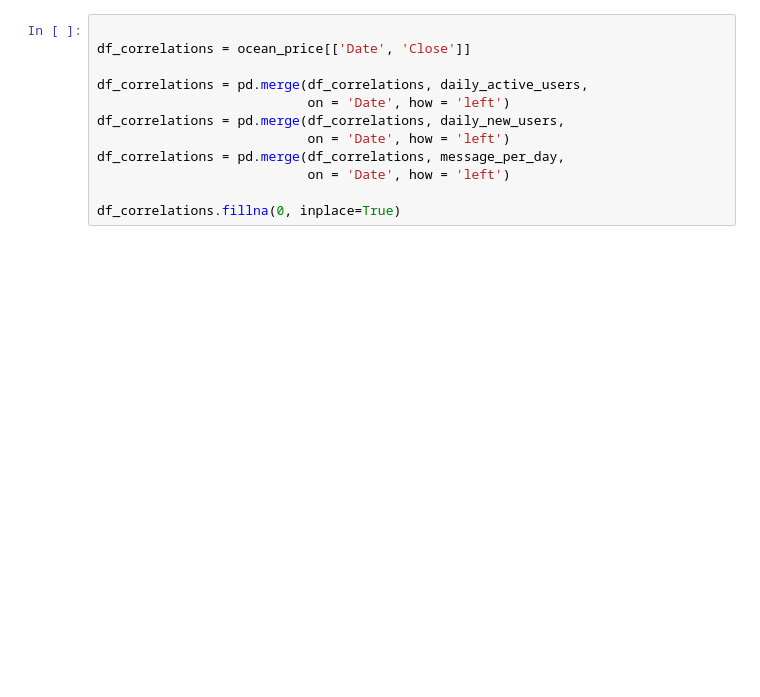
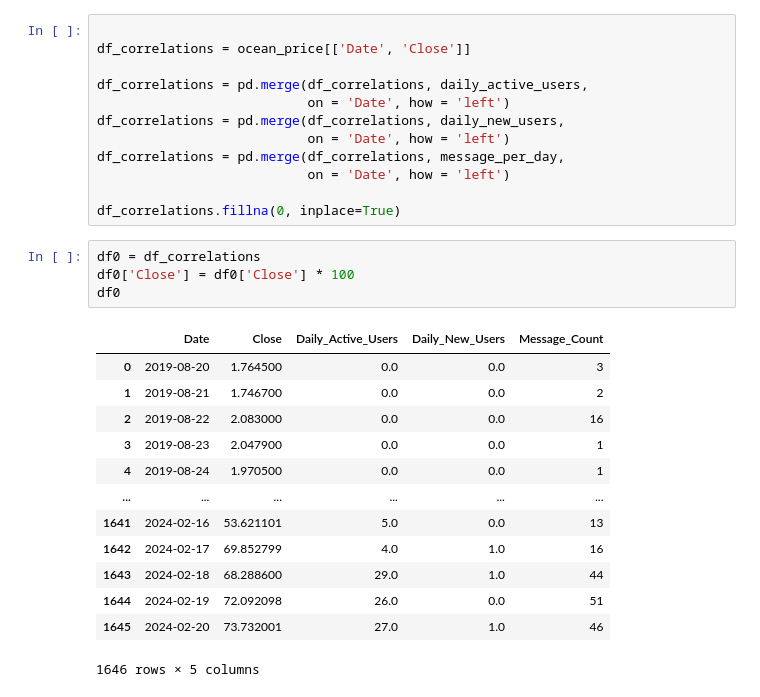
Before and after one commit to MarcLlopart/Discord-Community-Dynamics, a Jupyter notebook: 2_statistics.ipynb, the cells around one changed output. Saved outputs shown, nothing was run; the diff lists cells and outputs as text; blank space fills up the shorter version.

```diff
--- a/2_statistics.ipynb
+++ b/2_statistics.ipynb
@@ -107,4 +92,22 @@ df_correlations = pd.merge(df_correlations, message_per_day,
                            on = 'Date', how = 'left')
 
 df_correlations.fillna(0, inplace=True)
+# %%
+df0 = df_correlations
+df0['Close'] = df0['Close'] * 100
+df0
+# %% [output]
+|  | Date | Close | Daily_Active_Users | Daily_New_Users | Message_Count |
+| 0 | 2019-08-20 | 1.764500 | 0.0 | 0.0 | 3 |
+| 1 | 2019-08-21 | 1.746700 | 0.0 | 0.0 | 2 |
+| 2 | 2019-08-22 | 2.083000 | 0.0 | 0.0 | 16 |
+| 3 | 2019-08-23 | 2.047900 | 0.0 | 0.0 | 1 |
+| 4 | 2019-08-24 | 1.970500 | 0.0 | 0.0 | 1 |
+| ... | ... | ... | ... | ... | ... |
+| 1641 | 2024-02-16 | 53.621101 | 5.0 | 0.0 | 13 |
+| 1642 | 2024-02-17 | 69.852799 | 4.0 | 1.0 | 16 |
+| 1643 | 2024-02-18 | 68.288600 | 29.0 | 1.0 | 44 |
+| 1644 | 2024-02-19 | 72.092098 | 26.0 | 0.0 | 51 |
+| 1645 | 2024-02-20 | 73.732001 | 27.0 | 1.0 | 46 |
+1646 rows × 5 columns
 # %%
```
Also changed, not shown: parts of 8 cells of this notebook.
